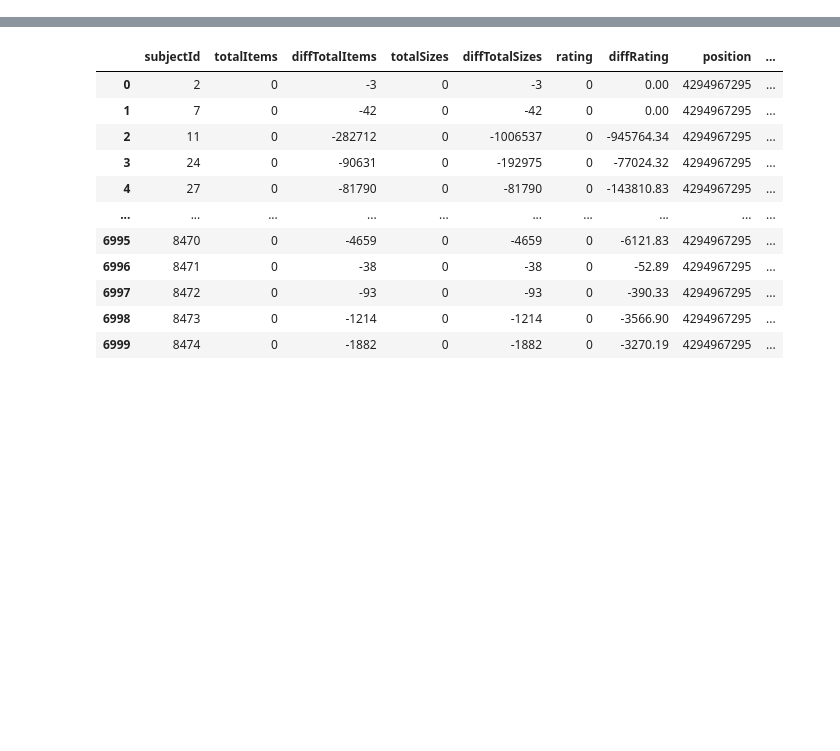
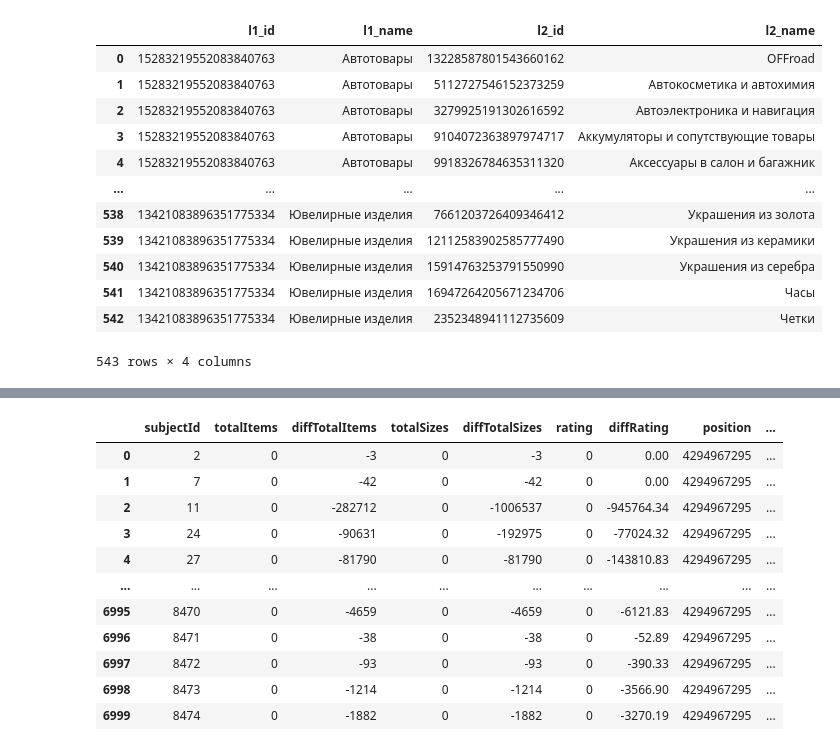
Before and after one commit to vnaumq/mini-dwh-sales-pipeline, a Jupyter notebook: dags/parsing.ipynb, the cells around one changed output, grey strips where cells are left out. Cells and saved outputs as stored; diff of their text form; code cells hidden in the pictures; blank space fills up the shorter version.

```diff
--- a/dags/parsing.ipynb
+++ b/dags/parsing.ipynb
@@ -11,0 +52,16 @@ import os
+# %%
+df
+# %% [output]
+|  | l1_id | l1_name | l2_id | l2_name |
+| 0 | 15283219552083840763 | Автотовары | 13228587801543660162 | OFFroad |
+| 1 | 15283219552083840763 | Автотовары | 5112727546152373259 | Автокосметика и автохимия |
+| 2 | 15283219552083840763 | Автотовары | 3279925191302616592 | Автоэлектроника и навигация |
+| 3 | 15283219552083840763 | Автотовары | 9104072363897974717 | Аккумуляторы и сопутствующие товары |
+| 4 | 15283219552083840763 | Автотовары | 9918326784635311320 | Аксессуары в салон и багажник |
+| ... | ... | ... | ... | ... |
+| 538 | 13421083896351775334 | Ювелирные изделия | 7661203726409346412 | Украшения из золота |
+| 539 | 13421083896351775334 | Ювелирные изделия | 12112583902585777490 | Украшения из керамики |
+| 540 | 13421083896351775334 | Ювелирные изделия | 15914763253791550990 | Украшения из серебра |
+| 541 | 13421083896351775334 | Ювелирные изделия | 16947264205671234706 | Часы |
+| 542 | 13421083896351775334 | Ювелирные изделия | 2352348941112735609 | Четки |
+543 rows × 4 columns
```
Also changed, not shown: parts of 8 cells of this notebook, 28 other files.
